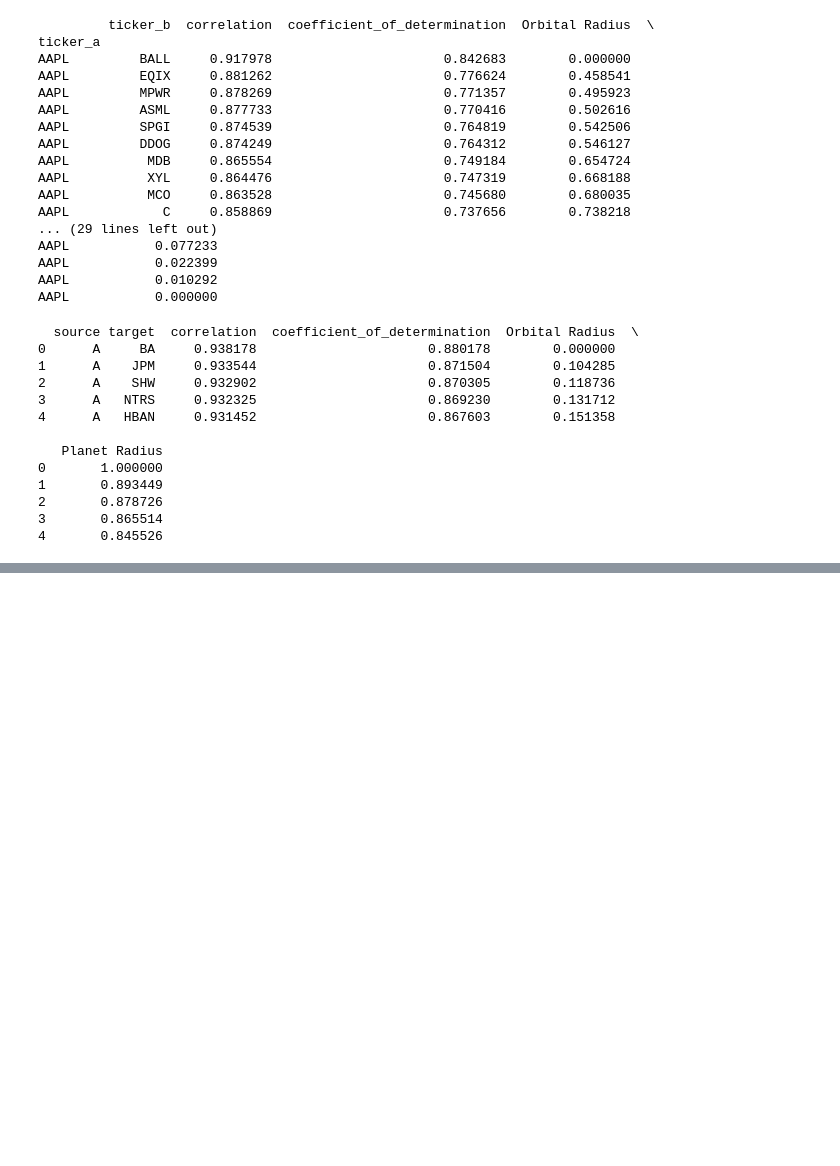
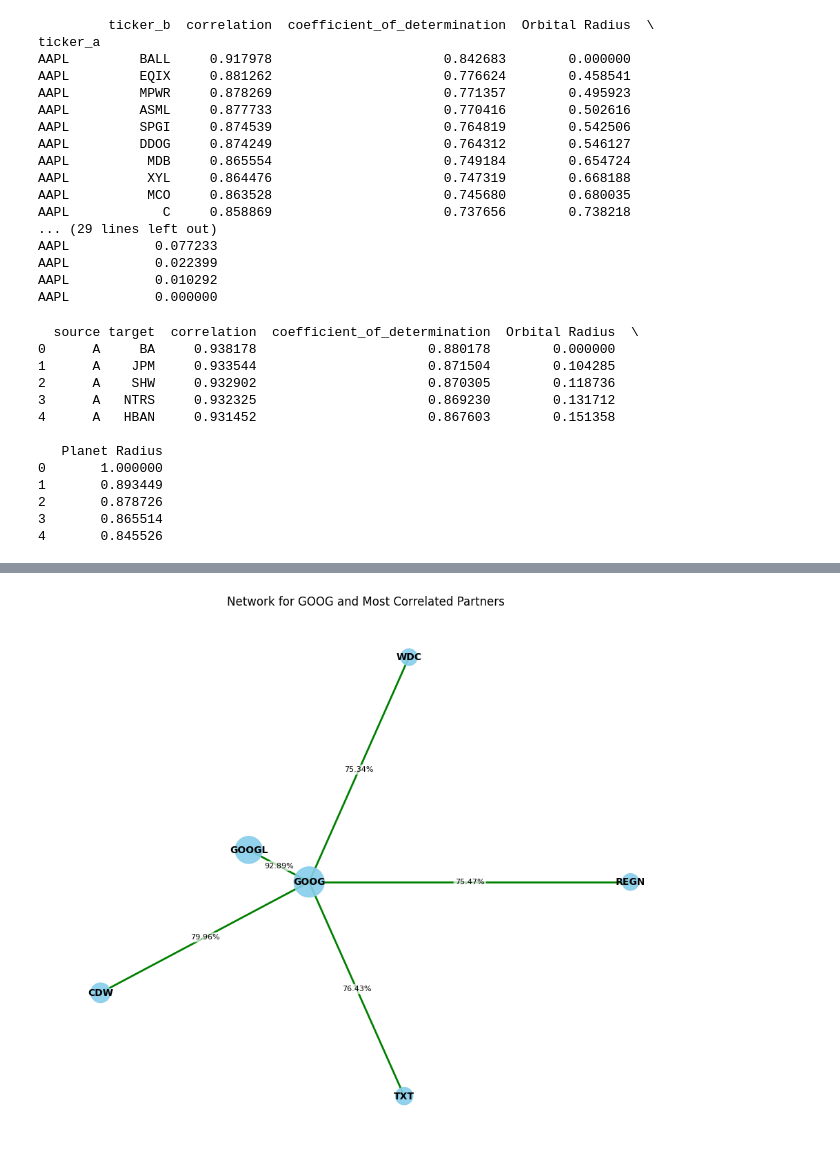
Before and after one commit to Risskr/Stock-App, a Jupyter notebook: StocksApp.ipynb, the cells around one changed output, grey strips where cells are left out. Drawn from its saved outputs; the diff is of its cells as text; code cells hidden in the pictures; blank space fills up the shorter version.

```diff
--- a/StocksApp.ipynb
+++ b/StocksApp.ipynb
@@ -593,6 +593,10 @@ def plot_ticker_network_visual(correlated_data, target_ticker):
     for i, row in ticker_connections.iterrows():
         target = row['target']
         orbital_radius = row['Orbital Radius']
+        # Add the minimum distance to the orbital radius
+        min_distance = 0.3
+        orbital_radius = orbital_radius + min_distance
+
         # Distribute nodes around a circle
         angle = 2 * np.pi * i / num_connections
         x = orbital_radius * np.cos(angle)
@@ -622,14 +626,24 @@ def plot_ticker_network_visual(correlated_data, target_ticker):
     # Draw labels
     nx.draw_networkx_labels(G, pos, font_size=10, font_weight='bold')
 
-    # Draw edge labels (correlation values as percentages)
+    # --- Draw edge labels manually at the midpoint of the straight line ---
     edge_labels = {(u, v): data['correlation'] for u, v, data in G.edges(data=True)}
     formatted_edge_labels = {k: f'{v:.2%}' for k, v in edge_labels.items()} # Format as percentage
-    nx.draw_networkx_edge_labels(G, pos, edge_labels=formatted_edge_labels, font_color='red')
+
+    for (u, v), label in formatted_edge_labels.items():
+        # Get the positions of the connected nodes
+        x1, y1 = pos[u]
+        x2, y2 = pos[v]
+
+        # Calculate the midpoint coordinates
+        mid_x = (x1 + x2) / 2
+        mid_y = (y1 + y2) / 2
+
+        # Draw the text at the midpoint
+        plt.text(mid_x, mid_y, label,
+                 fontsize=8, color='black', ha='center', va='center',
+                 bbox=dict(facecolor='white', alpha=0.7, edgecolor='none', boxstyle='round,pad=0.2'))
 
     plt.title(f'Network for {target_ticker} and Most Correlated Partners')
     plt.axis('off') # Hide axes
     plt.show()
-
-# Example usage:
-plot_ticker_network_visual(most_correlated_stocks_long, 'AAPL') # Replace 'AAPL' with the ticker you want to visualize
@@ -740,0 +650,5 @@ plot_ticker_network_visual(most_correlated_stocks_long, 'AAPL') # Replace 'AAPL'
+# %%
+# Example usage:
+plot_ticker_network_visual(most_correlated_stocks_long, 'GOOG') # Replace 'AAPL' with the ticker you want to visualize
+# %% [output]
+[figure, added]
```
Also changed, not shown: parts of 2 cells of this notebook.
